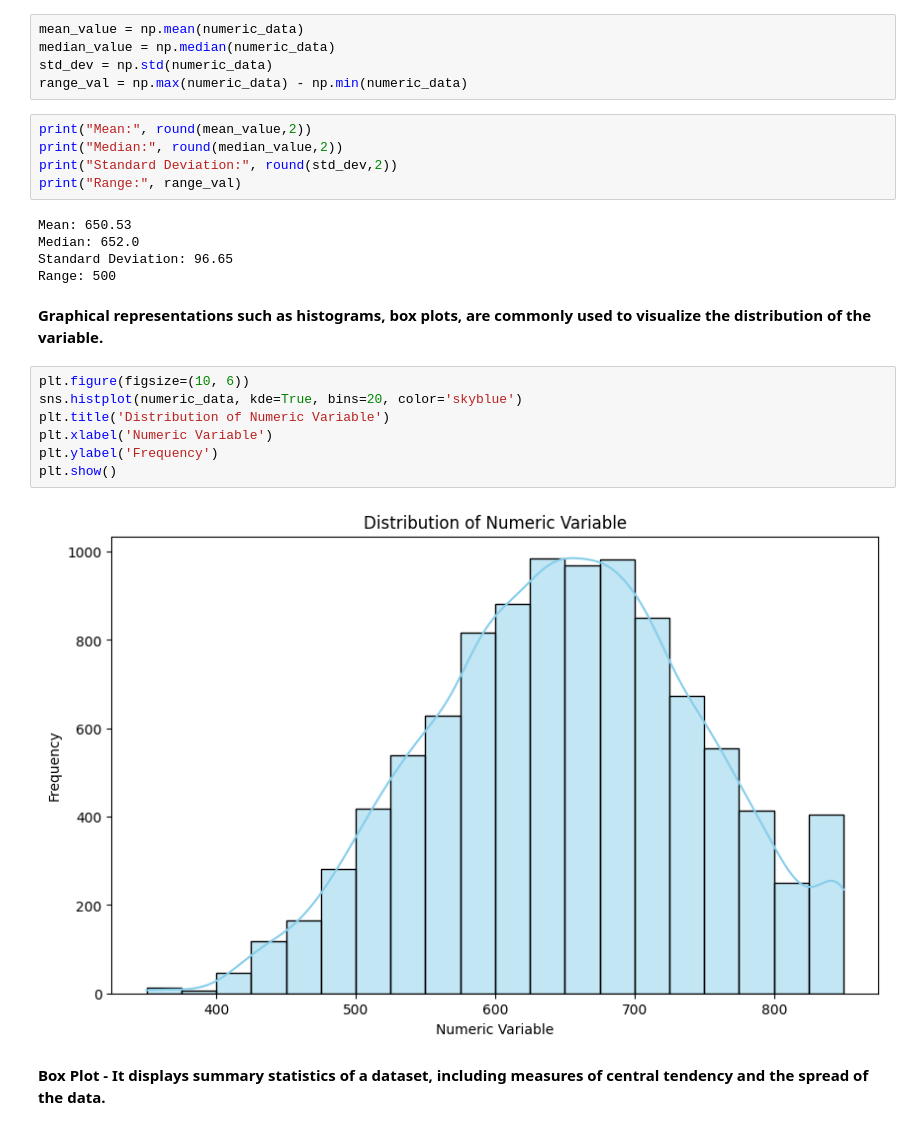
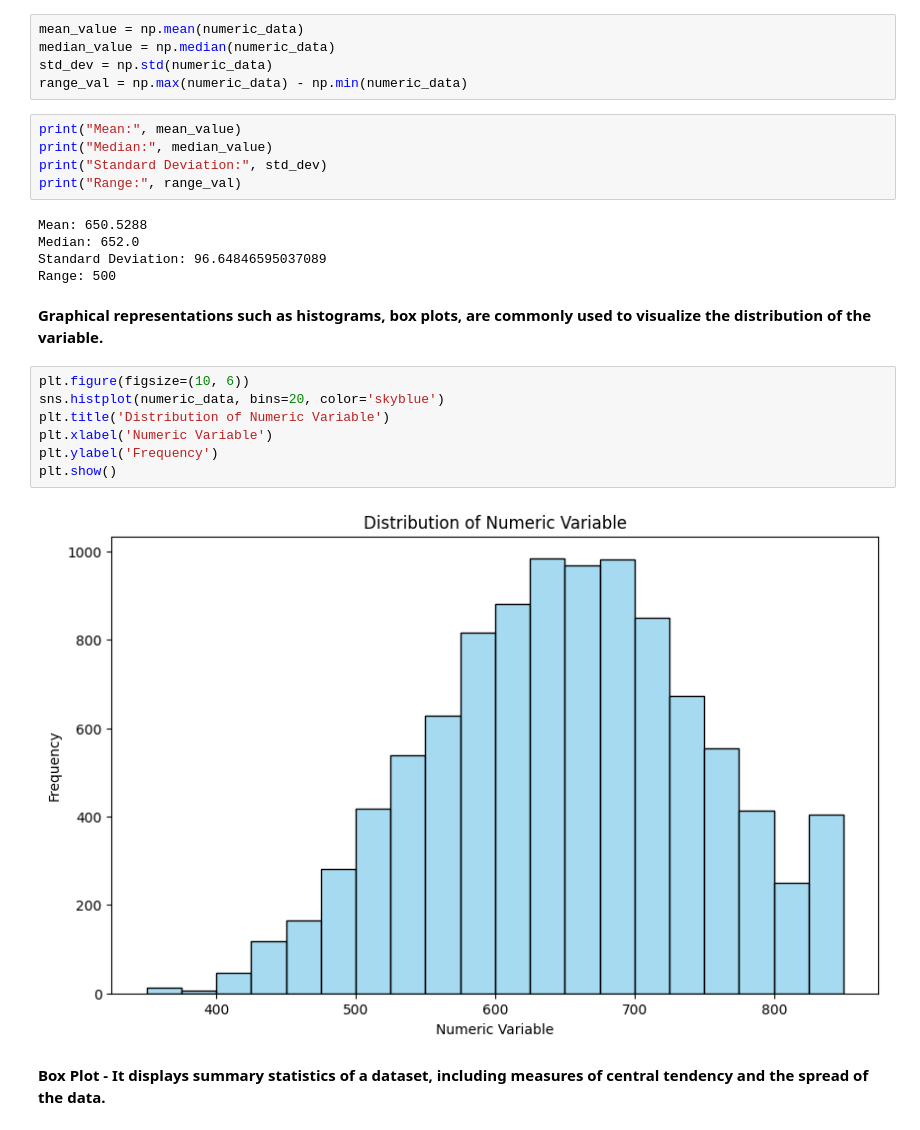
Before and after one commit to raziyasultan/AI_ML_internship, a Jupyter notebook: Task2_Dataset1.ipynb, the cells around one changed output. Saved outputs shown, nothing was run; the diff lists cells and outputs as text.

```diff
--- a/Task2_Dataset1.ipynb
+++ b/Task2_Dataset1.ipynb
@@ -42,26 +42,26 @@ median_value = np.median(numeric_data)
 std_dev = np.std(numeric_data)
 range_val = np.max(numeric_data) - np.min(numeric_data)
 # %%
-print("Mean:", round(mean_value,2))
-print("Median:", round(median_value,2))
-print("Standard Deviation:", round(std_dev,2))
+print("Mean:", mean_value)
+print("Median:", median_value)
+print("Standard Deviation:", std_dev)
 print("Range:", range_val)
 # %% [output]
-Mean: 650.53
+Mean: 650.5288
 Median: 652.0
-Standard Deviation: 96.65
+Standard Deviation: 96.64846595037089
 Range: 500
 # %% [markdown]
 **Graphical representations such as histograms, box plots, are commonly used to visualize the distribution of the variable.**
 # %%
 plt.figure(figsize=(10, 6))
-sns.histplot(numeric_data, kde=True, bins=20, color='skyblue')
+sns.histplot(numeric_data, bins=20, color='skyblue')
 plt.title('Distribution of Numeric Variable')
 plt.xlabel('Numeric Variable')
 plt.ylabel('Frequency')
 plt.show()
 # %% [output]
-[figure, old version]
+[figure, new version]
 # %% [markdown]
 **Box Plot - It displays summary statistics of a dataset, including measures of central tendency and the spread of the data.**
 # %% [markdown]
```
Also changed, not shown: parts of 9 cells of this notebook.
